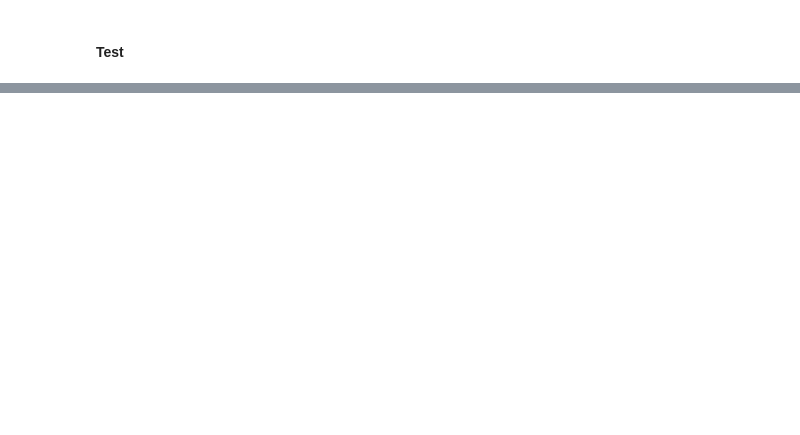
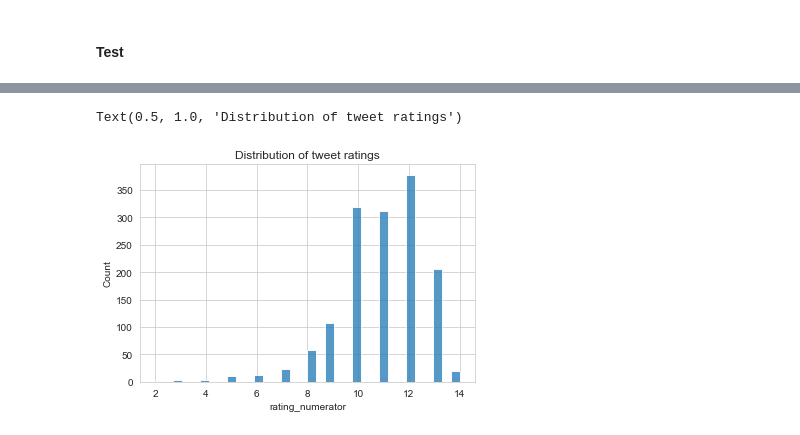
Before and after one commit to mstachl/WeRateDogs-Analysis, a Jupyter notebook: wrangle_act.ipynb, the cells around one changed output, grey strips where cells are left out. Saved outputs shown, nothing was run; the diff lists cells and outputs as text; code cells hidden in the pictures; blank space fills up the shorter version.

```diff
--- a/wrangle_act.ipynb
+++ b/wrangle_act.ipynb
@@ -262,0 +599,5 @@ tweets_extended_clean = tweets_extended.copy()
+# %%
+"""Rebase ratings to denominator 10"""
+denominator = 10
+tweets_clean['rating_numerator'] = pd.to_numeric(tweets_clean['rating_numerator']*denominator//tweets_clean['rating_denominator'])
+tweets_clean['rating_denominator'] = denominator
@@ -262,0 +627,8 @@ tweets_extended_clean = tweets_extended.copy()
+# %%
+"""Set the correct ratings"""
+tweets_clean.loc[680494726643068929,['rating_numerator','rating_denominator']] = [11,10]
+tweets_clean.loc[778027034220126208,['rating_numerator','rating_denominator']] = [11,10]
+tweets_clean.loc[786709082849828864,['rating_numerator','rating_denominator']] = [10,10]
+# %%
+"""Drop outlier values"""
+tweets_clean.drop([670842764863651840, 749981277374128128], inplace=True)
@@ -262,0 +654,4 @@ tweets_extended_clean = tweets_extended.copy()
+# %%
+"""Filter dataset by tweets with images which are predicted to be dogs"""
+tweets_analysis = tweets_clean.query('p1_dog')
+tweets_analysis.sample(3)
@@ -262,0 +678,8 @@ tweets_extended_clean = tweets_extended.copy()
+# %%
+"""Plot rating distribution"""
+sns.set_style("whitegrid", {'axes.grid' : True})
+ax = sns.histplot(data=tweets_analysis, x="rating_numerator")
+ax.set_title("Distribution of tweet ratings")
+# %% [output]
+Text(0.5, 1.0, 'Distribution of tweet ratings')
+[figure, added]
```
Also changed, not shown: parts of 131 cells of this notebook, 5 other files.
